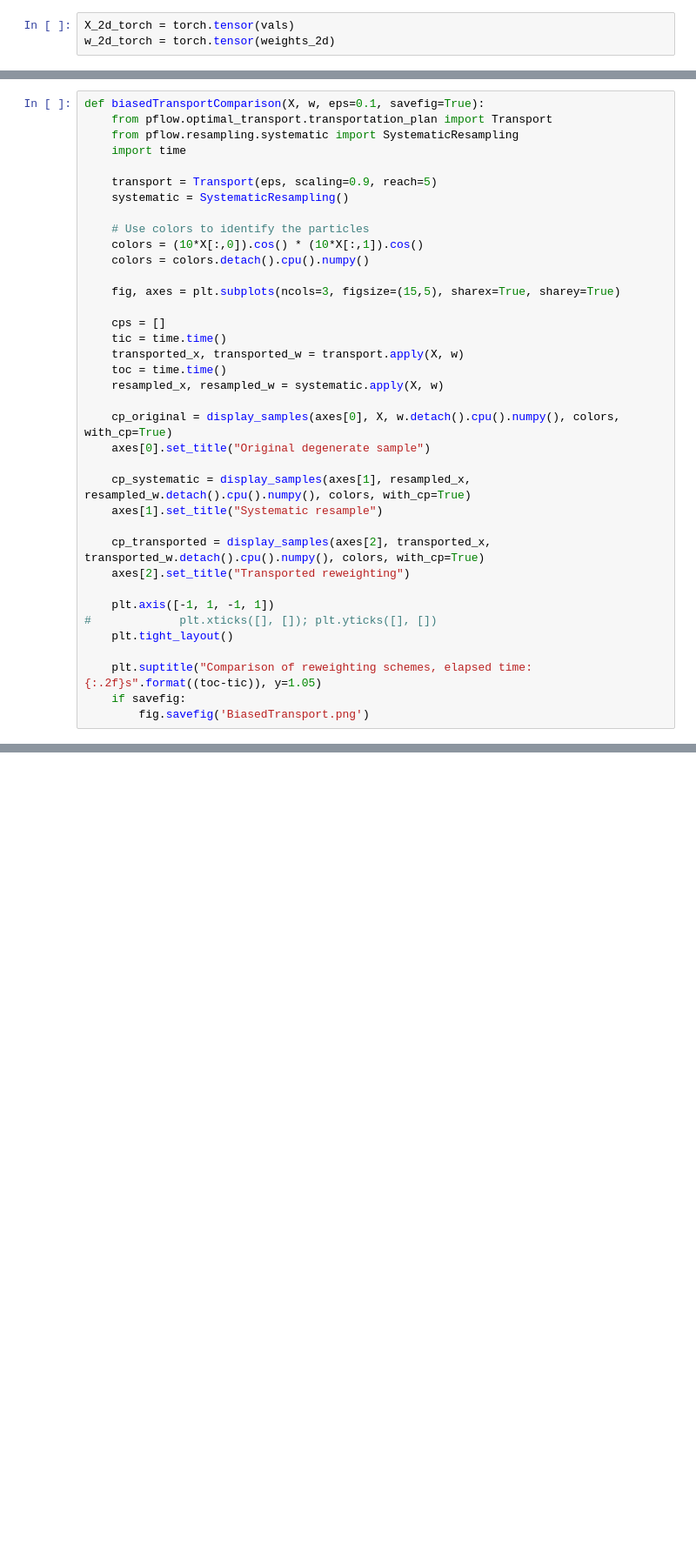
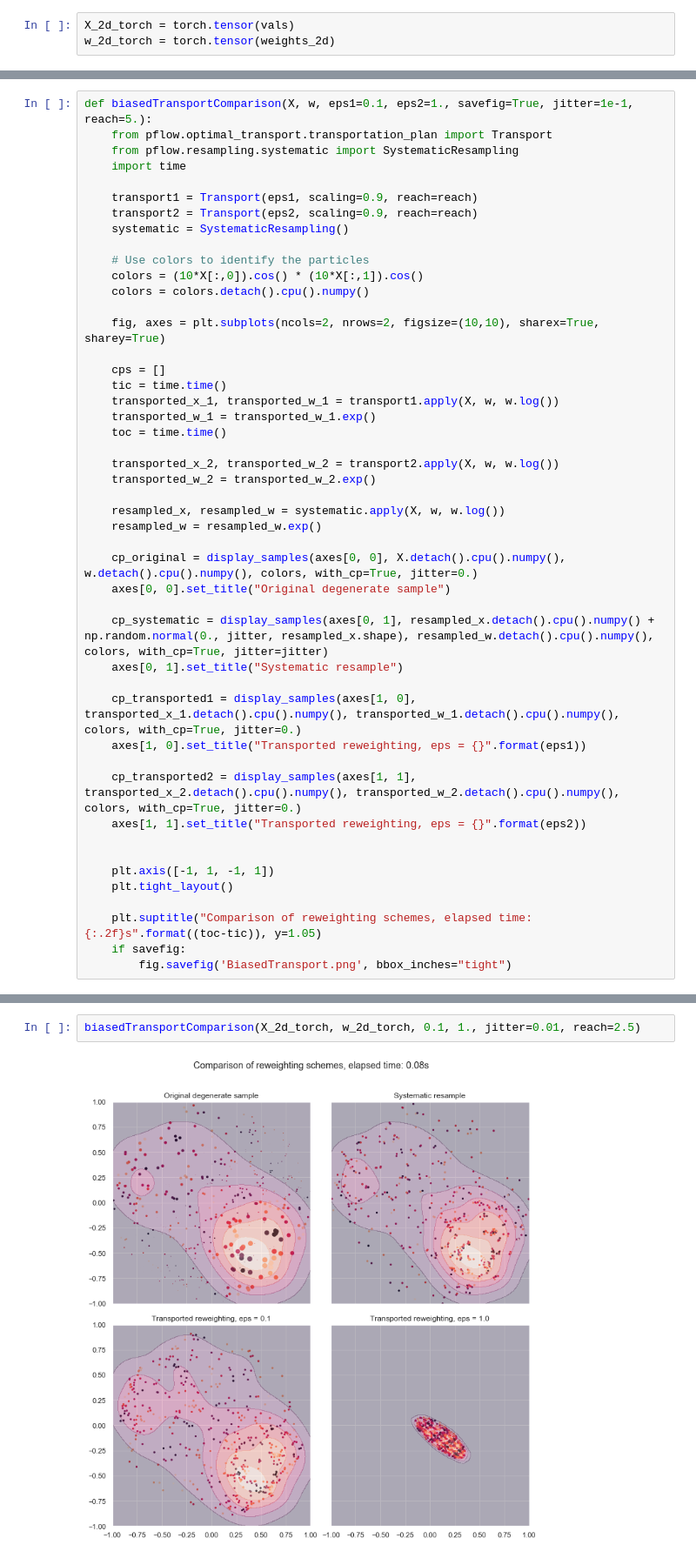
Before and after one commit to AdrienCorenflos/PFlow, a Jupyter notebook: RebalancingComparison.ipynb, the cells around one changed output, grey strips where cells are left out. Shown: that part at 87% size. Saved outputs shown, nothing was run; the diff lists cells and outputs as text; blank space fills up the shorter version.

```diff
--- a/RebalancingComparison.ipynb
+++ b/RebalancingComparison.ipynb
@@ -252,38 +168,48 @@ def learn_best(loss, X, w, lr = 1., nSteps=6, savefig=True):
 # %%
-def biasedTransportComparison(X, w, eps=0.1, savefig=True):
+def biasedTransportComparison(X, w, eps1=0.1, eps2=1., savefig=True, jitter=1e-1, reach=5.):
     from pflow.optimal_transport.transportation_plan import Transport
     from pflow.resampling.systematic import SystematicResampling
     import time
 
-    transport = Transport(eps, scaling=0.9, reach=5)
+    transport1 = Transport(eps1, scaling=0.9, reach=reach)
+    transport2 = Transport(eps2, scaling=0.9, reach=reach)
     systematic = SystematicResampling()
 
     # Use colors to identify the particles
     colors = (10*X[:,0]).cos() * (10*X[:,1]).cos()
     colors = colors.detach().cpu().numpy()
 
-    fig, axes = plt.subplots(ncols=3, figsize=(15,5), sharex=True, sharey=True)
+    fig, axes = plt.subplots(ncols=2, nrows=2, figsize=(10,10), sharex=True, sharey=True)
 
     cps = []
     tic = time.time()
-    transported_x, transported_w = transport.apply(X, w)
+    transported_x_1, transported_w_1 = transport1.apply(X, w, w.log())
+    transported_w_1 = transported_w_1.exp()
     toc = time.time()
-    resampled_x, resampled_w = systematic.apply(X, w)
 
-    cp_original = display_samples(axes[0], X, w.detach().cpu().numpy(), colors, with_cp=True)
-    axes[0].set_title("Original degenerate sample")
+    transported_x_2, transported_w_2 = transport2.apply(X, w, w.log())
+    transported_w_2 = transported_w_2.exp()
 
-    cp_systematic = display_samples(axes[1], resampled_x, resampled_w.detach().cpu().numpy(), colors, with_cp=True)
-    axes[1].set_title("Systematic resample")
+    resampled_x, resampled_w = systematic.apply(X, w, w.log())
+    resampled_w = resampled_w.exp()
 
-    cp_transported = display_samples(axes[2], transported_x, transported_w.detach().cpu().numpy(), colors, with_cp=True)
-    axes[2].set_title("Transported reweighting")
+    cp_original = display_samples(axes[0, 0], X.detach().cpu().numpy(), w.detach().cpu().numpy(), colors, with_cp=True, jitter=0.)
+    axes[0, 0].set_title("Original degenerate sample")
+
+    cp_systematic = display_samples(axes[0, 1], resampled_x.detach().cpu().numpy() + np.random.normal(0., jitter, resampled_x.shape), resampled_w.detach().cpu().numpy(), colors, with_cp=True, jitter=jitter)
+    axes[0, 1].set_title("Systematic resample")
+
+    cp_transported1 = display_samples(axes[1, 0], transported_x_1.detach().cpu().numpy(), transported_w_1.detach().cpu().numpy(), colors, with_cp=True, jitter=0.)
+    axes[1, 0].set_title("Transported reweighting, eps = {}".format(eps1))
+
+    cp_transported2 = display_samples(axes[1, 1], transported_x_2.detach().cpu().numpy(), transported_w_2.detach().cpu().numpy(), colors, with_cp=True, jitter=0.)
+    axes[1, 1].set_title("Transported reweighting, eps = {}".format(eps2))
+
 
     plt.axis([-1, 1, -1, 1])
-#             plt.xticks([], []); plt.yticks([], [])
     plt.tight_layout()
 
     plt.suptitle("Comparison of reweighting schemes, elapsed time: {:.2f}s".format((toc-tic)), y=1.05)
     if savefig:
-        fig.savefig('BiasedTransport.png')
+        fig.savefig('BiasedTransport.png', bbox_inches="tight")
 # %%
@@ -301,4 +227,8 @@ def display_samples(ax, x, w, color, with_cp) :
     if with_cp:
         cp = ax.contourf(mesh[0], mesh[1], kde_val, alpha=0.3)
         return cp
+# %%
+biasedTransportComparison(X_2d_torch, w_2d_torch, 0.1, 1., jitter=0.01, reach=2.5)
+# %% [output]
+[figure, added]
 # %%
```
Also changed, not shown: parts of 30 cells of this notebook, 15 other files.
